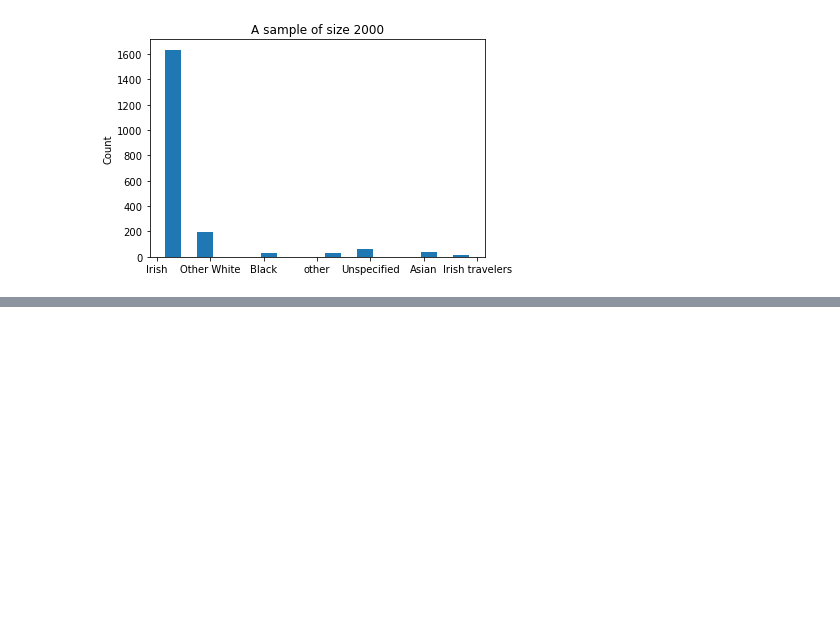
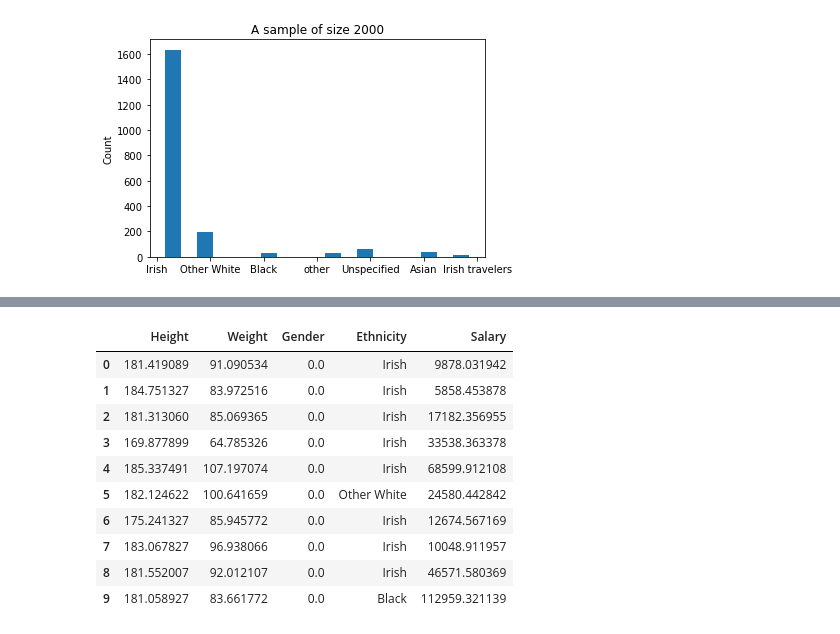
Before and after one commit to BYalini/project_programming_for_data_analysis, a Jupyter notebook: PDA_Project2020.ipynb, the cells around one changed output, grey strips where cells are left out. Drawn from its saved outputs; the diff is of its cells as text; code cells hidden in the pictures; blank space fills up the shorter version.

```diff
--- a/PDA_Project2020.ipynb
+++ b/PDA_Project2020.ipynb
@@ -161,0 +204,25 @@ plt.show()
+# %%
+# create a new dictionary with the individul variable
+my_data_dict = {'Height': heights,
+                'Weight': weights,
+                'Gender' : gender,
+                'Ethnicity': ethinicity,
+                'Salary' : salaries}
+# %%
+# use this dictionary to create a dataframe
+df_pda = pd.DataFrame(my_data_dict)
+# %%
+# examine the first few rows of the dataframe
+df_pda.head(10)
+# %% [output]
+|  | Height | Weight | Gender | Ethnicity | Salary |
+| 0 | 181.419089 | 91.090534 | 0.0 | Irish | 9878.031942 |
+| 1 | 184.751327 | 83.972516 | 0.0 | Irish | 5858.453878 |
+| 2 | 181.313060 | 85.069365 | 0.0 | Irish | 17182.356955 |
+| 3 | 169.877899 | 64.785326 | 0.0 | Irish | 33538.363378 |
+| 4 | 185.337491 | 107.197074 | 0.0 | Irish | 68599.912108 |
+| 5 | 182.124622 | 100.641659 | 0.0 | Other White | 24580.442842 |
+| 6 | 175.241327 | 85.945772 | 0.0 | Irish | 12674.567169 |
+| 7 | 183.067827 | 96.938066 | 0.0 | Irish | 10048.911957 |
+| 8 | 181.552007 | 92.012107 | 0.0 | Irish | 46571.580369 |
+| 9 | 181.058927 | 83.661772 | 0.0 | Black | 112959.321139 |
```
Also changed, not shown: parts of 11 cells of this notebook, 5 other files.
